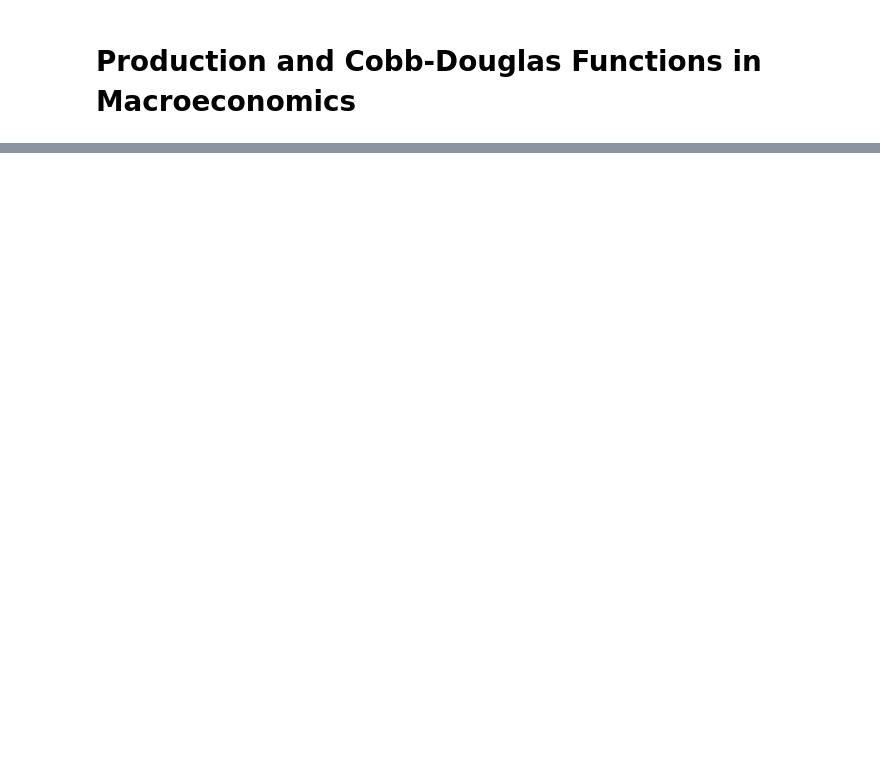
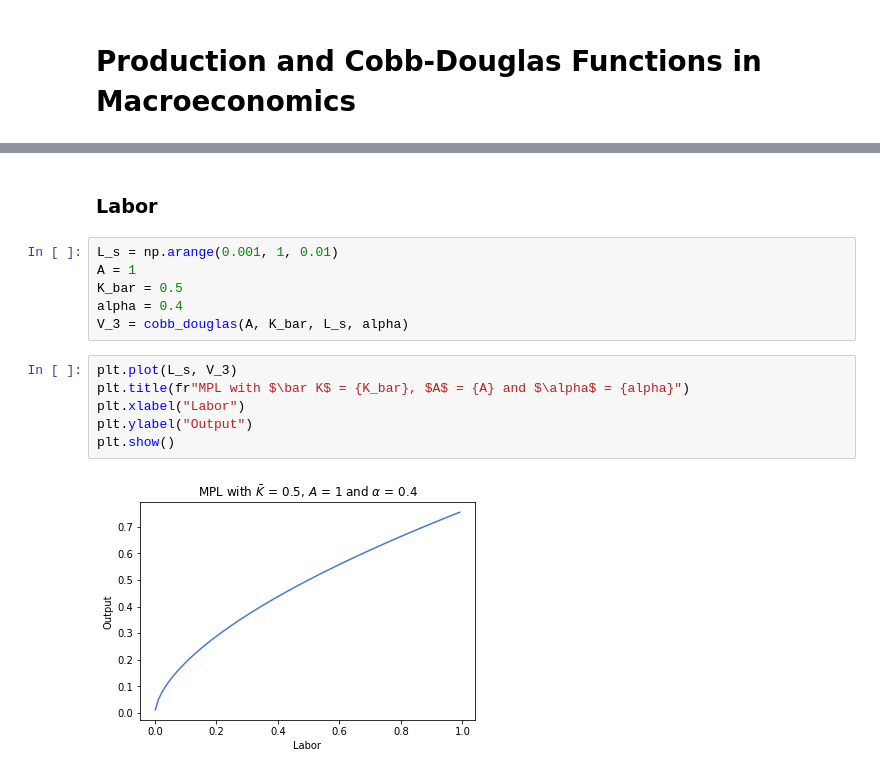
Before and after one commit to manikui/Data-88-Notebooks, a Jupyter notebook: Production and Cobb-Douglas.ipynb, the cells around one changed output, grey strips where cells are left out. Drawn from its saved outputs; the diff is of its cells as text; blank space fills up the shorter version.

```diff
--- a/Production and Cobb-Douglas.ipynb
+++ b/Production and Cobb-Douglas.ipynb
@@ -100,0 +134,16 @@ for scale, ttl in zip([0.5, 1, 2], ['Decreasing Return to Scale', 'Constant Retu
+# %% [markdown]
+### Labor
+# %%
+L_s = np.arange(0.001, 1, 0.01)
+A = 1
+K_bar = 0.5
+alpha = 0.4
+V_3 = cobb_douglas(A, K_bar, L_s, alpha)
+# %%
+plt.plot(L_s, V_3)
+plt.title(fr"MPL with $\bar K$ = {K_bar}, $A$ = {A} and $\alpha$ = {alpha}")
+plt.xlabel("Labor")
+plt.ylabel("Output")
+plt.show()
+# %% [output]
+[figure, added]
```
Also changed, not shown: parts of 45 cells of this notebook.
